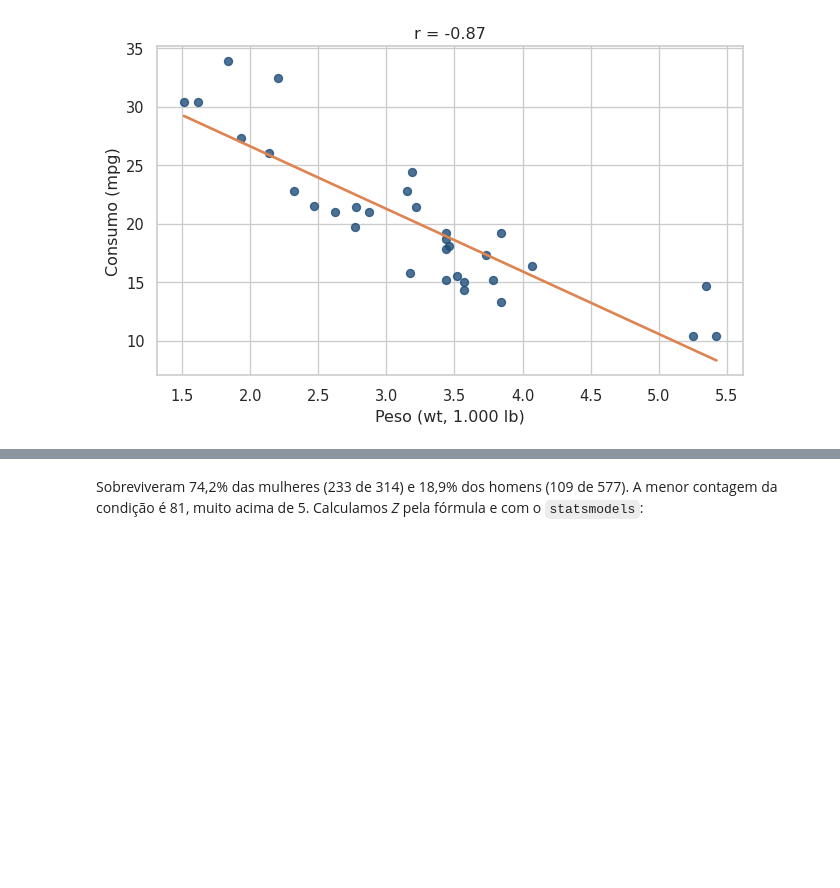
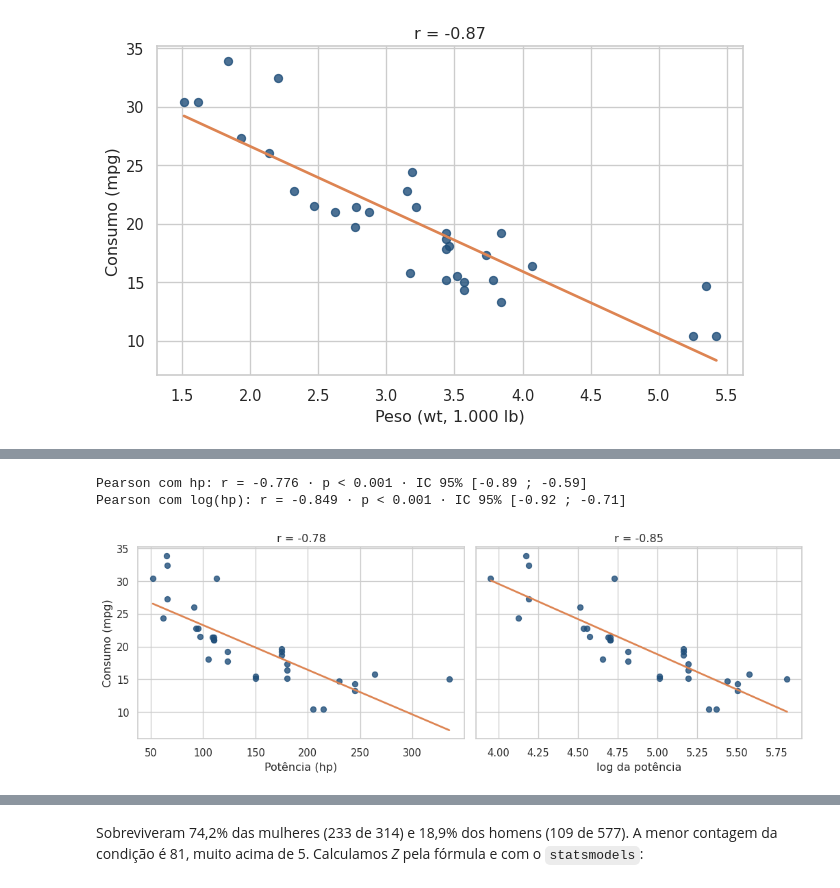
Before and after one commit to oandrefonseca/data-science, a Jupyter notebook: aulas/08-testes-parametricos.ipynb, the cells around one changed output, grey strips where cells are left out. Cells and saved outputs as stored; diff of their text form; code cells hidden in the pictures; blank space fills up the shorter version.

```diff
--- a/aulas/08-testes-parametricos.ipynb
+++ b/aulas/08-testes-parametricos.ipynb
@@ -841 +1150,30 @@ plt.show()
+# %%
+# Pearson com a potência na escala original e em log
+log_hp = np.log(mtcars["hp"])
+
+report("Pearson com hp", stats.pearsonr(mtcars["hp"], mtcars["mpg"]), stat="r")
+report("Pearson com log(hp)", stats.pearsonr(log_hp, mtcars["mpg"]), stat="r")
+# %% [output]
+Pearson com hp: r = -0.776 · p < 0.001 · IC 95% [-0.89 ; -0.59]
+Pearson com log(hp): r = -0.849 · p < 0.001 · IC 95% [-0.92 ; -0.71]
+# %%
+# Consumo versus potência, na escala original e com a potência em log
+fig, axes = plt.subplots(1, 2, figsize=(11, 4), sharey=True)
+
+for ax, x, xlabel in zip(
+    axes,
+    [mtcars["hp"], log_hp],
+    ["Potência (hp)", "log da potência"],
+):
+    slope, intercept = np.polyfit(x, mtcars["mpg"], deg=1)
+    grid = np.linspace(x.min(), x.max(), 100)
+    ax.scatter(x, mtcars["mpg"], color="#1F4E79", alpha=.8)
+    ax.plot(grid, intercept + slope * grid, color="#DD8452", linewidth=2)
+    ax.set(xlabel=xlabel, title=f"r = {stats.pearsonr(x, mtcars['mpg']).statistic:.2f}")
+
+axes[0].set_ylabel("Consumo (mpg)")
+plt.tight_layout()
+plt.show()
+# %% [output]
+[figure, added]
 # %% [markdown]
```
Also changed, not shown: parts of 31 cells of this notebook, 31 other files.
